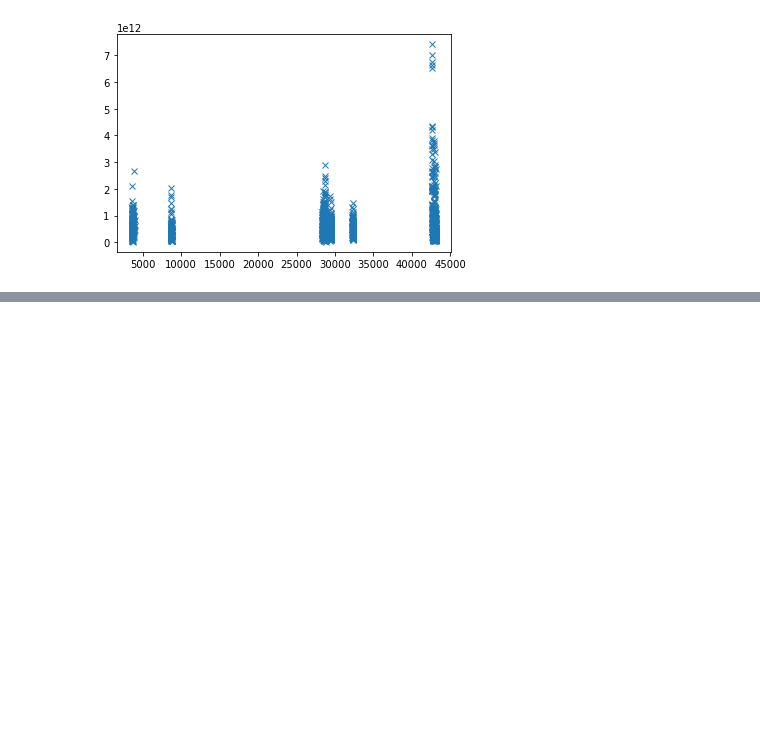
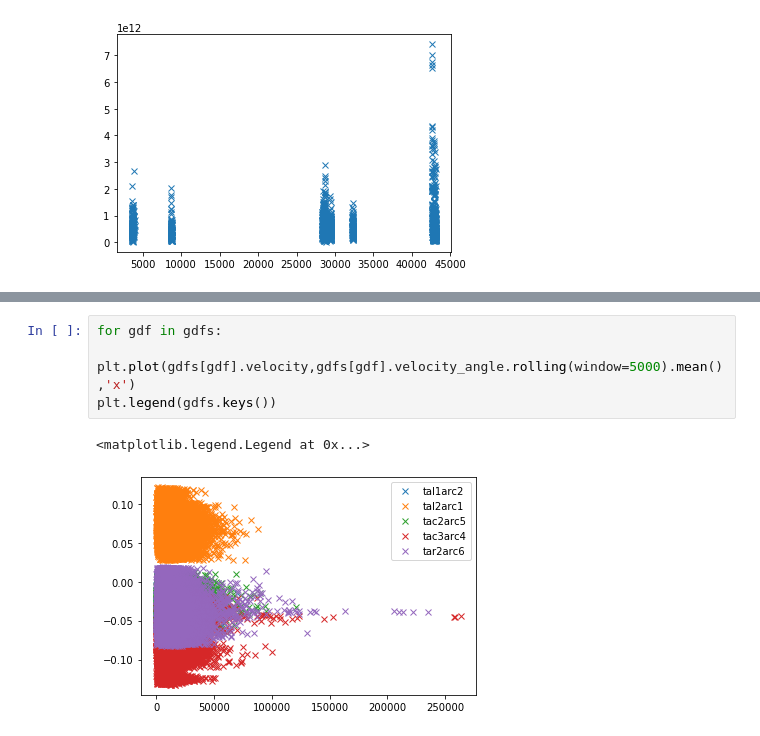
Before and after one commit to arrran/PhD_data_chapter, a Jupyter notebook: Jupyter/TASMAN/1_update_GNSS_details.ipynb, the cells around one changed output, grey strips where cells are left out. Drawn from its saved outputs; the diff is of its cells as text; blank space fills up the shorter version.

```diff
--- a/Jupyter/TASMAN/1_update_GNSS_details.ipynb
+++ b/Jupyter/TASMAN/1_update_GNSS_details.ipynb
@@ -160,0 +181,7 @@ plt.plot(gdfs['tar2arc6'].velocity[event_indicies]*60*60*24*365.25,'x')
+# %%
+for gdf in gdfs:
+     plt.plot(gdfs[gdf].velocity,gdfs[gdf].velocity_angle.rolling(window=5000).mean(),'x')
+plt.legend(gdfs.keys())
+# %% [output]
+<matplotlib.legend.Legend at 0x...>
+[figure, added]
```
Also changed, not shown: parts of 11 cells of this notebook, 2 other files.
